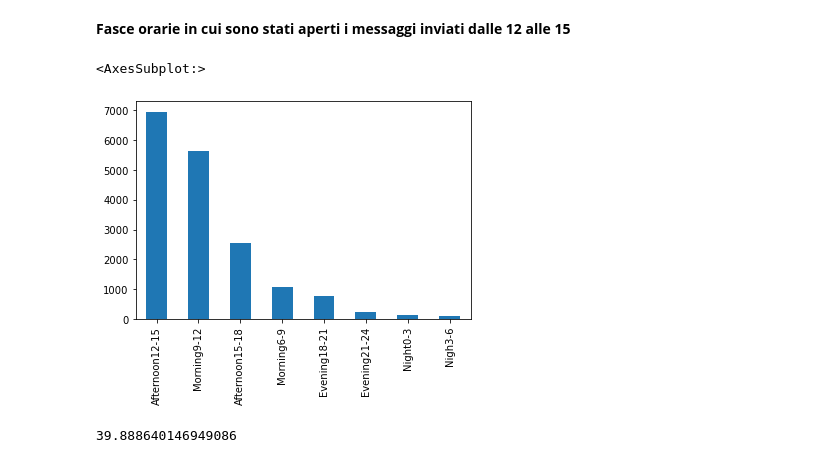
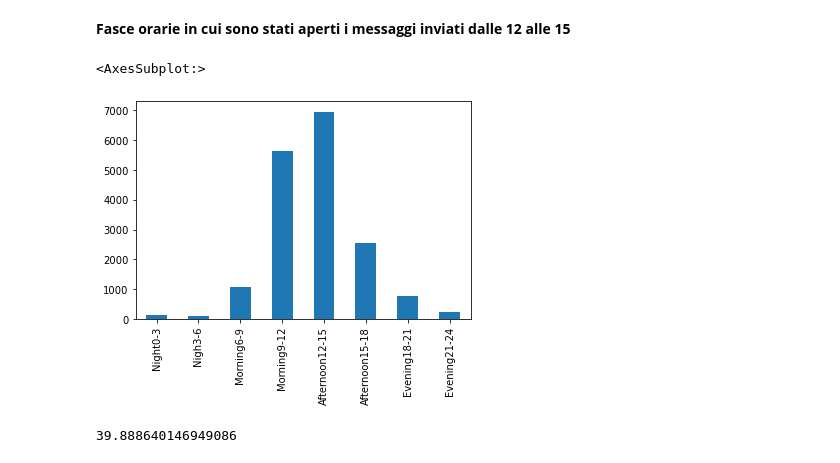
Before and after one commit to pptr3/send-time-optimization, a Jupyter notebook: data_analysis/demo-accesso-dati.ipynb, the cells around one changed output. Saved outputs shown, nothing was run; the diff lists cells and outputs as text; code cells hidden in the pictures.

```diff
--- a/data_analysis/demo-accesso-dati.ipynb
+++ b/data_analysis/demo-accesso-dati.ipynb
@@ -788,10 +789,0 @@ for i in data["HashMessaggio"].unique():
-# %%
-# get hours
-hours_list = []
-for i in range(len(list_deltas_open_minus_sent)):
-    hours_list.append((list_deltas_open_minus_sent[i].days*24) + list_deltas_open_minus_sent[i].seconds//3600)
-# %%
-# all the number greater than 48 make it equal to 48
-for i in range(len(hours_list)):
-    if hours_list[i] > 48:
-        hours_list[i] = 48
@@ -1342,25 +1321,25 @@ df2['session2'].value_counts()[0] / df2['session2'].value_counts().sum() * 100
 # %%
 hash_messages_sent_mail_list_12_15 = []
 for i in range(len(data)):
     if "nan" not in str(data["EVENT.DATE"][i]) and str(data["EVENT.TYPE"][i]) == 'Sent' and ((pd.to_datetime(data["EVENT.DATE"][i], format='%Y/%m/%d %H:%M').hour) >= 12) and ((pd.to_datetime(data["EVENT.DATE"][i], format='%Y/%m/%d %H:%M').hour) <= 15):
         hash_messages_sent_mail_list_12_15.append(data["HashMessaggio"][i])
 
 dates_12_15 = []
 for i in range(len(data)):
     if "nan" not in str(data["EVENT.DATE"][i]) and (str(data["EVENT.TYPE"][i]) == 'Open' or str(data["EVENT.TYPE"][i]) == 'Click') and (data["HashMessaggio"][i] in hash_messages_sent_mail_list_12_15):
         dates_12_15.append(pd.to_datetime(data["EVENT.DATE"][i], format='%Y/%m/%d %H:%M'))
 
 df3 = pd.DataFrame(dates_12_15, columns =['dates_12_15'])
 
 df3 = df3.assign(session3=pd.cut(df3["dates_12_15"].dt.hour,
                             [0,3,6,9,12,15,18,21,24],
                             labels=['Night0-3','Nigh3-6','Morning6-9','Morning9-12','Afternoon12-15','Afternoon15-18','Evening18-21', 'Evening21-24'],
                             include_lowest=True))
 
-df3['session3'].value_counts().plot.bar()
+df3['session3'].value_counts().sort_index().plot.bar()
 # %% [output]
 <AxesSubplot:>
-[figure, old version]
+[figure, new version]
 # %%
 df3['session3'].value_counts()[0] / df3['session3'].value_counts().sum() * 100
 # %% [output]
```
Also changed, not shown: parts of 23 cells of this notebook.
